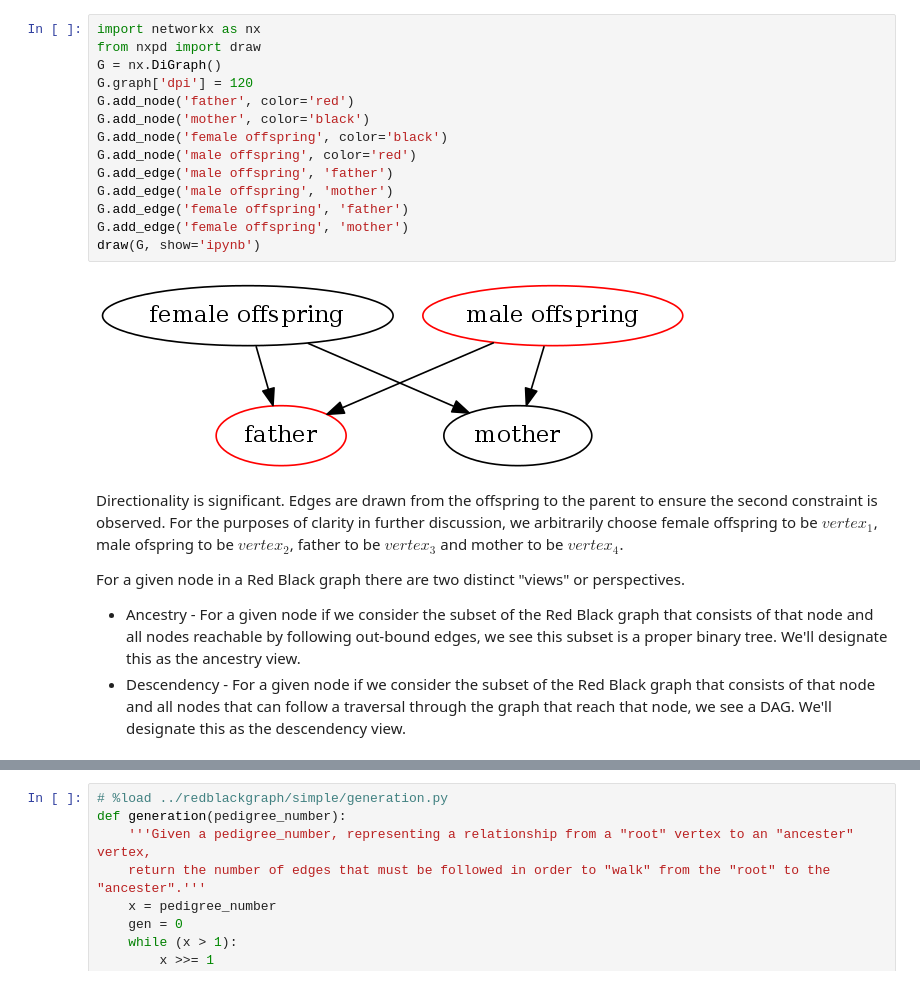
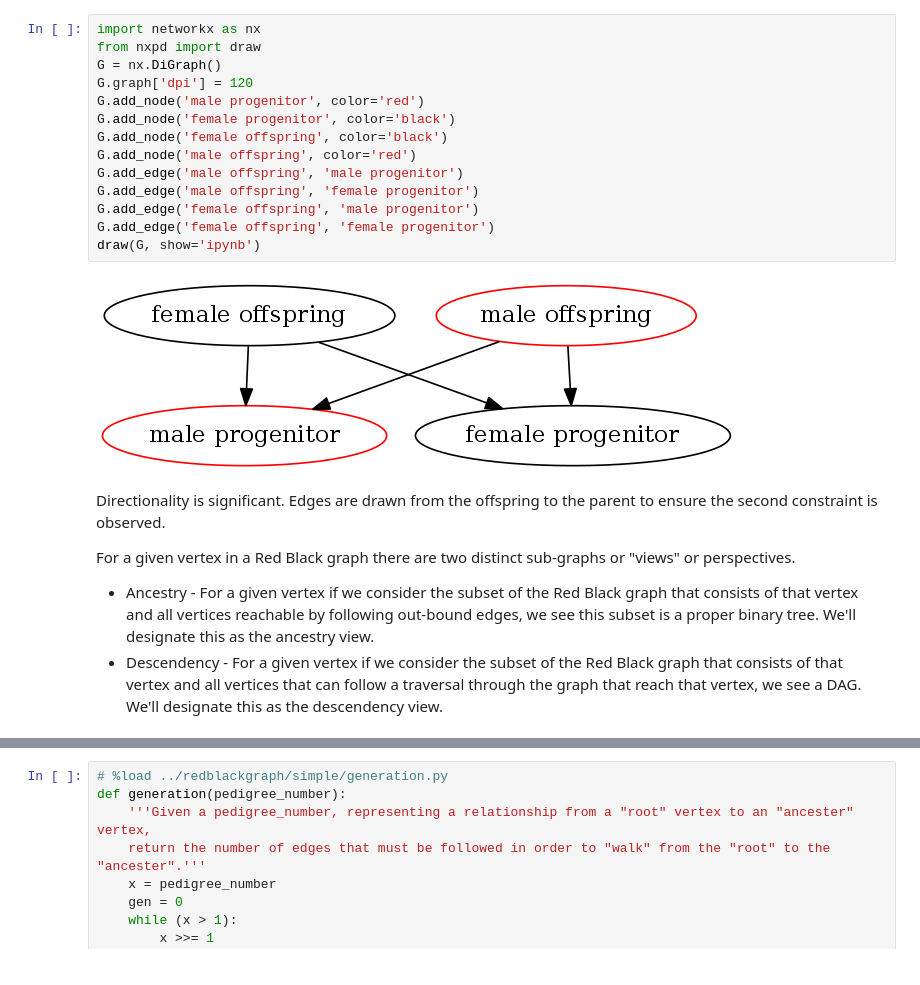
Before and after one commit to rappdw/redblackgraph, a Jupyter notebook: notebooks/Red Black Graphs.ipynb, the cells around one changed output, grey strips where cells are left out. Drawn from its saved outputs; the diff is of its cells as text.

```diff
--- a/notebooks/Red Black Graphs.ipynb
+++ b/notebooks/Red Black Graphs.ipynb
@@ -25,26 +20,26 @@ The relationships resulting from sexual reproduction can be modeled by a Red Bla
 # %%
 import networkx as nx
 from nxpd import draw
 G = nx.DiGraph()
 G.graph['dpi'] = 120
-G.add_node('father', color='red')
-G.add_node('mother', color='black')
+G.add_node('male progenitor', color='red')
+G.add_node('female progenitor', color='black')
 G.add_node('female offspring', color='black')
 G.add_node('male offspring', color='red')
-G.add_edge('male offspring', 'father')
-G.add_edge('male offspring', 'mother')
-G.add_edge('female offspring', 'father')
-G.add_edge('female offspring', 'mother')
+G.add_edge('male offspring', 'male progenitor')
+G.add_edge('male offspring', 'female progenitor')
+G.add_edge('female offspring', 'male progenitor')
+G.add_edge('female offspring', 'female progenitor')
 draw(G, show='ipynb')
 # %% [output]
-[figure, old version]
+[figure, new version]
 # %% [markdown]
-Directionality is significant. Edges are drawn from the offspring to the parent to ensure the second constraint is observed. For the purposes of clarity in further discussion, we arbitrarily choose female offspring to be $vertex_{1}$, male ofspring to be $vertex_{2}$, father to be $vertex_{3}$ and mother to be $vertex_{4}$.
+Directionality is significant. Edges are drawn from the offspring to the parent to ensure the second constraint is observed.
 
-For a given node in a Red Black graph there are two distinct "views" or perspectives.
+For a given vertex in a Red Black graph there are two distinct sub-graphs or "views" or perspectives.
 
-* Ancestry - For a given node if we consider the subset of the Red Black graph that consists of that node and all nodes reachable by following out-bound edges, we see this subset is a proper binary tree. We'll designate this as the ancestry view.
-* Descendency - For a given node if we consider the subset of the Red Black graph that consists of that node and all nodes that can follow a traversal through the graph that reach that node, we see a DAG. We'll designate this as the descendency view.
+* Ancestry - For a given vertex if we consider the subset of the Red Black graph that consists of that vertex and all vertices reachable by following out-bound edges, we see this subset is a proper binary tree. We'll designate this as the ancestry view.
+* Descendency - For a given vertex if we consider the subset of the Red Black graph that consists of that vertex and all vertices that can follow a traversal through the graph that reach that vertex, we see a DAG. We'll designate this as the descendency view.
 # %% [markdown]
 ## Adjacency Matrix
 
```
Also changed, not shown: parts of 18 cells of this notebook, 4 other files.
